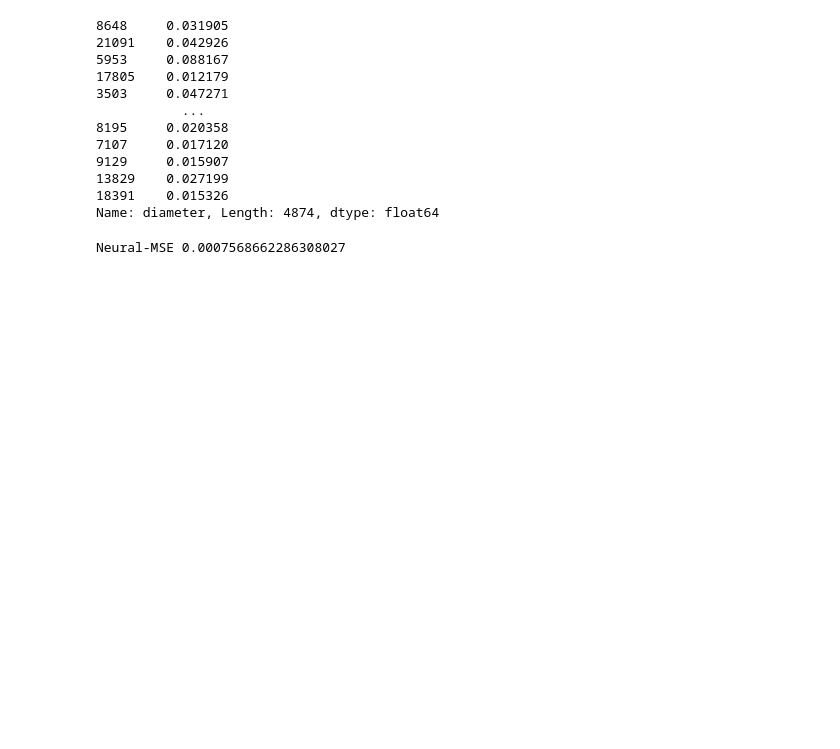
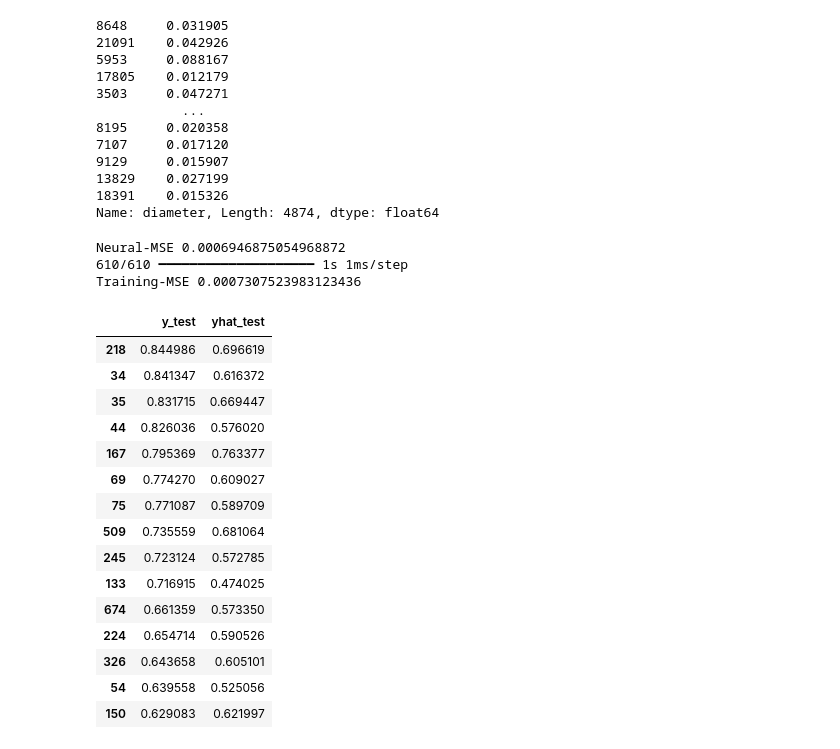
Before and after one commit to harshilxd/Asteroid-Feature-Prediction, a Jupyter notebook: source/Model2_Artificial_Neural_Net.ipynb, the cells around one changed output. Cells and saved outputs as stored; diff of their text form; code cells hidden in the pictures; blank space fills up the shorter version.

```diff
--- a/source/Model2_Artificial_Neural_Net.ipynb
+++ b/source/Model2_Artificial_Neural_Net.ipynb
@@ -134,8 +134,36 @@ from sklearn.metrics import mean_squared_error
 
 mse = mean_squared_error(y_test, yhat_test)
 print("Neural-MSE",mse)
+
+#Calculating training MSE
+yhat_train = classifier.predict(train_df.drop(columns = ['diameter']))
+mse_train = mean_squared_error(train_df['diameter'], yhat_train)
+print("Training-MSE",mse_train)
 # %% [output]
-Neural-MSE 0.0007568662286308027
+Neural-MSE 0.0006946875054968872
+610/610 ━━━━━━━━━━━━━━━━━━━━ 1s 1ms/step
+Training-MSE 0.0007307523983123436
+# %%
+#print y_test and yhat_test next to each other
+y_test_pred = pd.DataFrame({'y_test':y_test, 'yhat_test':yhat_test.flatten()}).sort_values(by='y_test', ascending=False)
+y_test_pred[:15]
+# %% [output]
+|  | y_test | yhat_test |
+| 218 | 0.844986 | 0.696619 |
+| 34 | 0.841347 | 0.616372 |
+| 35 | 0.831715 | 0.669447 |
+| 44 | 0.826036 | 0.576020 |
+| 167 | 0.795369 | 0.763377 |
+| 69 | 0.774270 | 0.609027 |
+| 75 | 0.771087 | 0.589709 |
+| 509 | 0.735559 | 0.681064 |
+| 245 | 0.723124 | 0.572785 |
+| 133 | 0.716915 | 0.474025 |
+| 674 | 0.661359 | 0.573350 |
+| 224 | 0.654714 | 0.590526 |
+| 326 | 0.643658 | 0.605101 |
+| 54 | 0.639558 | 0.525056 |
+| 150 | 0.629083 | 0.621997 |
 # %%
 #Graph for y_test and yhat_test with labels
 plt.scatter(y_test, yhat_test)
```
Also changed, not shown: parts of 20 cells of this notebook, 47 other files.
